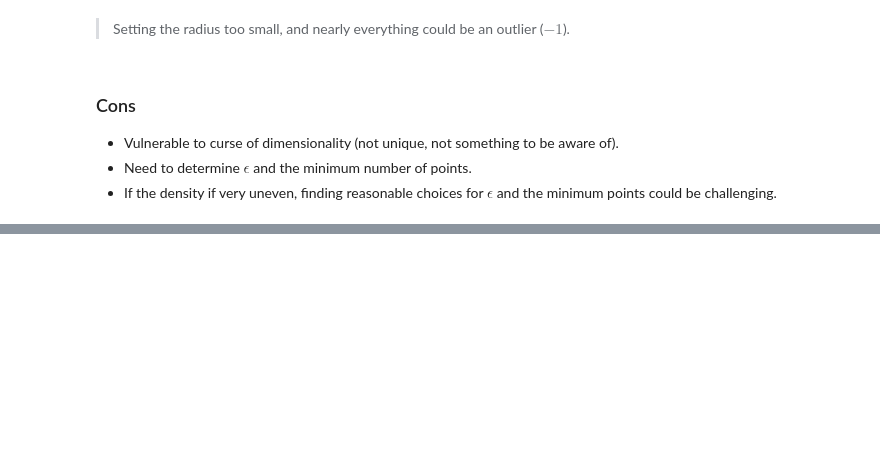
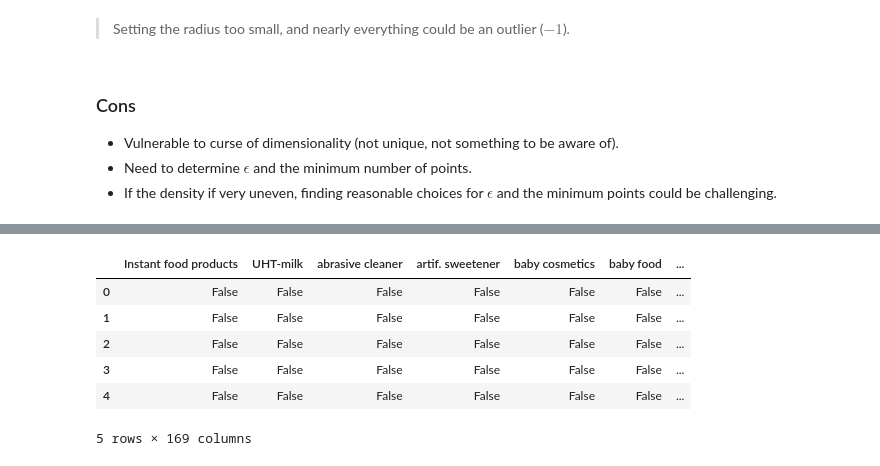
Before and after one commit to appliedecon/data602-lectures, a Jupyter notebook: week12/clustering.ipynb, the cells around one changed output, grey strips where cells are left out. Cells and saved outputs as stored; diff of their text form; code cells hidden in the pictures; blank space fills up the shorter version.

```diff
--- a/week12/clustering.ipynb
+++ b/week12/clustering.ipynb
@@ -682,0 +728,10 @@ plt.show()
+# %%
+transactions = (
+    txn.melt(id_vars='transactionID')
+    .dropna()
+    .groupby('transactionID')['value'].apply(lambda x: list(set(x)))
+).tolist()
+
+for i in range(5):
+    print(f'\nTransaction {i}')
+    print(*transactions[i])
@@ -682,0 +753,16 @@ plt.show()
+# %%
+import pandas as pd
+from mlxtend.preprocessing import TransactionEncoder
+
+te = TransactionEncoder()
+te_ary = te.fit(transactions).transform(transactions)
+df = pd.DataFrame(te_ary, columns=te.columns_)
+df.head()
+# %% [output]
+|  | Instant food products | UHT-milk | abrasive cleaner | artif. sweetener | baby cosmetics | baby food | ... |
+| 0 | False | False | False | False | False | False | ... |
+| 1 | False | False | False | False | False | False | ... |
+| 2 | False | False | False | False | False | False | ... |
+| 3 | False | False | False | False | False | False | ... |
+| 4 | False | False | False | False | False | False | ... |
+5 rows × 169 columns
```
Also changed, not shown: parts of 18 cells of this notebook.
